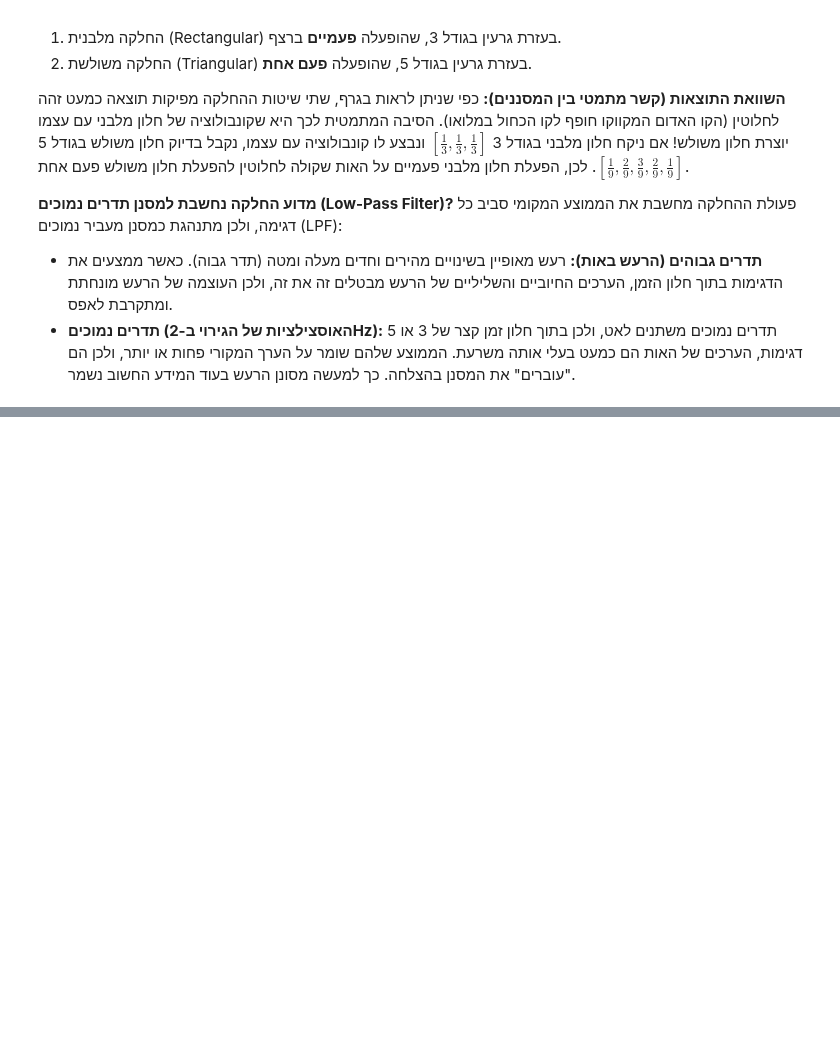
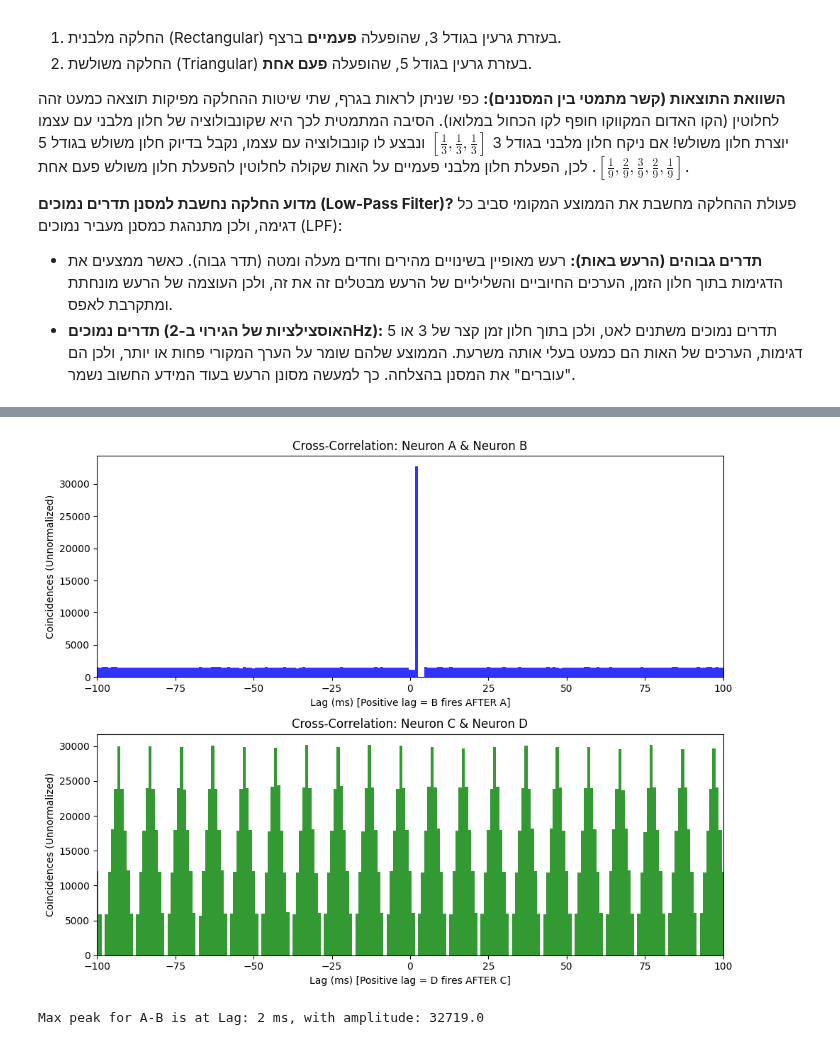
Before and after one commit to Royc4515/Project1_SignalProcessing, a Jupyter notebook: Project1_SignalProcessing.ipynb, the cells around one changed output, grey strips where cells are left out. Saved outputs shown, nothing was run; the diff lists cells and outputs as text; code cells hidden in the pictures; blank space fills up the shorter version.

```diff
--- a/Project1_SignalProcessing.ipynb
+++ b/Project1_SignalProcessing.ipynb
@@ -513,0 +689,63 @@ plot_psth(neuron_D, 'D', bin_size_ms=1, xlim_ms=500)
+# %%
+import numpy as np
+import matplotlib.pyplot as plt
+
+def calc_cross_corr(matrix_ref, matrix_target, max_lag=100):
+    """
+    מחשב קורלציה צולבת ללא נרמול.
+    matrix_ref: הנוירון שאותו אנו שמים ב-t=0.
+    matrix_target: הנוירון שאנו בודקים מתי ירה ביחס לרפרנס.
+    """
+    num_trials = matrix_ref.shape[0]
+    # נכין מערך לתוצאות הקורלציה הצולבת (ממינוס max_lag עד פלוס max_lag)
+    cc_sum = np.zeros(2 * max_lag + 1)
+
+    for i in range(num_trials):
+        # חילוץ ניסוי יחיד
+        t_ref = matrix_ref[i]
+        t_target = matrix_target[i]
+
+        # הפונקציה correlate מחשבת את ההקבלה.
+        # כדי ש-Lag חיובי משמעותו "Target ירה אחרי Ref", נכניס את Target ראשון ו-Ref שני.
+        cc = np.correlate(t_target, t_ref, mode='full')
+
+        # חיתוך האזור הרלוונטי סביב האפס (-max_lag עד +max_lag)
+        center = len(cc) // 2
+        cc_sum += cc[center - max_lag : center + max_lag + 1]
+
+    return cc_sum
+
+max_lag = 100
+lags = np.arange(-max_lag, max_lag + 1)
+
+# 1. קורלציה צולבת בין A ל-B (כאשר A הוא הרפרנס ב-0)
+cc_AB = calc_cross_corr(neuron_A, neuron_B, max_lag=max_lag)
+
+# 2. קורלציה צולבת בין C ל-D (כאשר C הוא הרפרנס ב-0)
+cc_CD = calc_cross_corr(neuron_C, neuron_D, max_lag=max_lag)
+
+# --- יצירת הגרפים ---
+fig, axes = plt.subplots(2, 1, figsize=(10, 8), sharex=False)
+
+axes[0].bar(lags, cc_AB, width=1, color='blue', alpha=0.8)
+axes[0].set_title('Cross-Correlation: Neuron A & Neuron B')
+axes[0].set_xlabel('Lag (ms) [Positive lag = B fires AFTER A]')
+axes[0].set_ylabel('Coincidences (Unnormalized)')
+axes[0].set_xlim(-max_lag, max_lag)
+
+axes[1].bar(lags, cc_CD, width=1, color='green', alpha=0.8)
+axes[1].set_title('Cross-Correlation: Neuron C & Neuron D')
+axes[1].set_xlabel('Lag (ms) [Positive lag = D fires AFTER C]')
+axes[1].set_ylabel('Coincidences (Unnormalized)')
+axes[1].set_xlim(-max_lag, max_lag)
+
+plt.tight_layout()
+plt.show()
+
+# הדפסת נתונים קריטיים לדוח עבור A ו-B
+peak_lag_AB = lags[np.argmax(cc_AB)]
+peak_value_AB = np.max(cc_AB)
+print(f"Max peak for A-B is at Lag: {peak_lag_AB} ms, with amplitude: {peak_value_AB}")
+# %% [output]
+[figure, added]
+Max peak for A-B is at Lag: 2 ms, with amplitude: 32719.0
```
Also changed, not shown: parts of 12 cells of this notebook, 1 other file.
